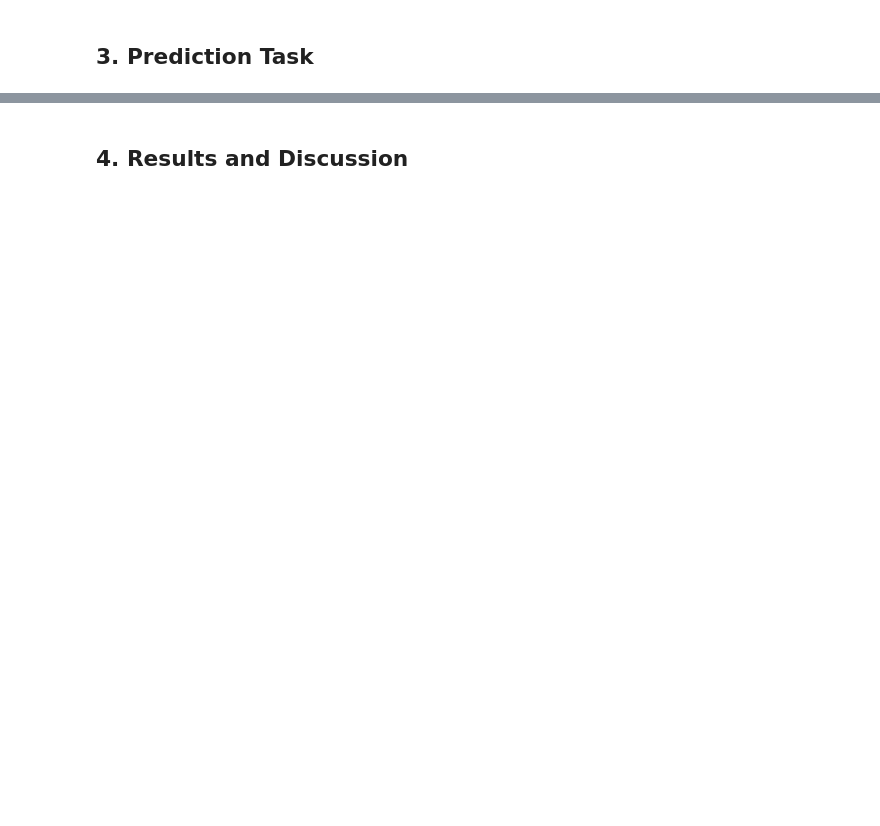
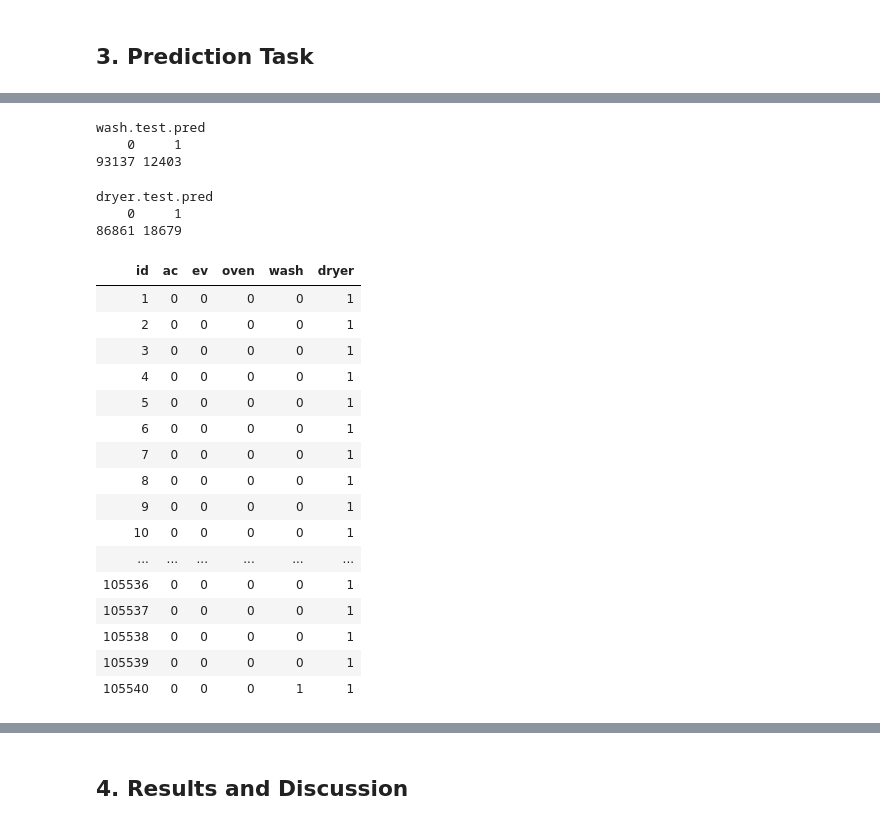
Before and after one commit to DanielTranDS/Appliance-EDA-Classification, a Jupyter notebook: AppliancesClassification_Codes.ipynb, the cells around one changed output, grey strips where cells are left out. Saved outputs shown, nothing was run; the diff lists cells and outputs as text; code cells hidden in the pictures; blank space fills up the shorter version.

```diff
--- a/AppliancesClassification_Codes.ipynb
+++ b/AppliancesClassification_Codes.ipynb
@@ -1269,0 +1457,4 @@ wash.f1
+# %%
+#get f1 score
+dryer.f1<-f1(dryer.data$dryer,rf.dryer.pred)
+dryer.f1
@@ -1271,0 +1508,74 @@ wash.f1
+# %%
+#Prediction for wash
+#Impute missing values due to the creation of difflag in test set
+#impute with 0
+for (i in 2:20){
+    wash.test[1:i,i+12]<-0
+}
+#Generate prediction for test set
+wash.test.pred<-predict(wash.rf,wash.test)
+table(wash.test.pred)
+# %% [output]
+wash.test.pred
+    0     1
+93137 12403
+# %%
+#Prediction for dryer
+#Impute missing values due to the creation of difflag in test set
+#impute with 0
+dryer.diflag<-seq(20,180,10)
+for (i in dryer.diflag){
+    dryer.test[1:i,paste0(as.name('difflag'),i)]<-0
+}
+#Generate prediction for test set
+dryer.test.pred<-predict(dryer.rf,dryer.test)
+table(dryer.test.pred)
+# %% [output]
+dryer.test.pred
+    0     1
+86861 18679
+# %%
+#Create an empty frame to store the prediction
+#6 columns, same number of rows as test data
+pred_labels_1<-data.frame(matrix(,ncol=6,nrow=nrow(test.data)))
+
+#col_index column
+pred_labels_1$X1<-test.data$X
+
+#ac column
+pred_labels_1$X2<-ac.test.pred
+
+#ev column
+pred_labels_1$X3<-ev.test.pred
+
+#oven column
+pred_labels_1$X4<-oven.test.pred
+
+#wash column
+pred_labels_1$X5<-wash.test.pred
+
+#dryer column
+pred_labels_1$X6<-dryer.test.pred
+
+#rename columns
+names(pred_labels_1)<-c('id','ac','ev','oven','wash','dryer')
+# %%
+pred_labels_1
+# %% [output]
+| id | ac | ev | oven | wash | dryer |
+| 1 | 0 | 0 | 0 | 0 | 1 |
+| 2 | 0 | 0 | 0 | 0 | 1 |
+| 3 | 0 | 0 | 0 | 0 | 1 |
+| 4 | 0 | 0 | 0 | 0 | 1 |
+| 5 | 0 | 0 | 0 | 0 | 1 |
+| 6 | 0 | 0 | 0 | 0 | 1 |
+| 7 | 0 | 0 | 0 | 0 | 1 |
+| 8 | 0 | 0 | 0 | 0 | 1 |
+| 9 | 0 | 0 | 0 | 0 | 1 |
+| 10 | 0 | 0 | 0 | 0 | 1 |
+| ... | ... | ... | ... | ... | ... |
+| 105536 | 0 | 0 | 0 | 0 | 1 |
+| 105537 | 0 | 0 | 0 | 0 | 1 |
+| 105538 | 0 | 0 | 0 | 0 | 1 |
+| 105539 | 0 | 0 | 0 | 0 | 1 |
+| 105540 | 0 | 0 | 0 | 1 | 1 |
```
Also changed, not shown: parts of 13 cells of this notebook.
